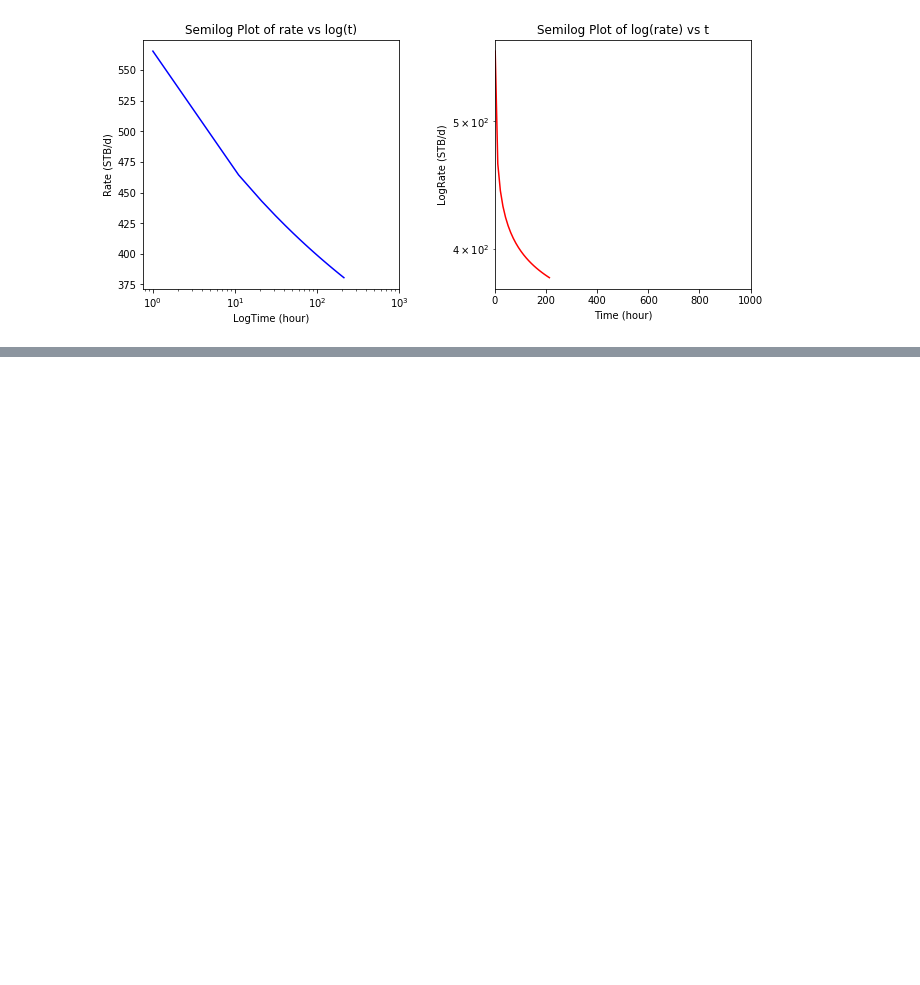
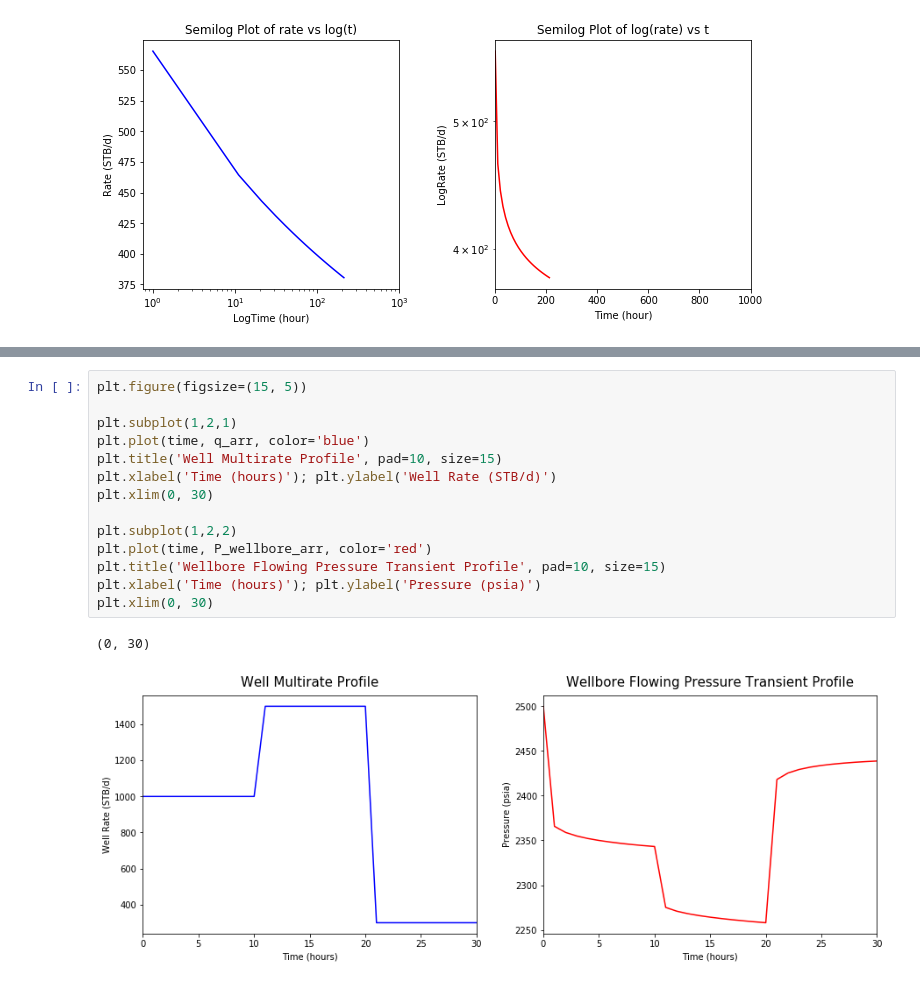
Before and after one commit to yohanesnuwara/reservoir-engineering, a Jupyter notebook: Unit 6 Single-Phase-Fluid Flow in Porous Media/notebook/6_examples_part2.ipynb, the cells around one changed output, grey strips where cells are left out. Cells and saved outputs as stored; diff of their text form; blank space fills up the shorter version.

```diff
--- a/Unit 6 Single-Phase-Fluid Flow in Porous Media/notebook/6_examples_part2.ipynb
+++ b/Unit 6 Single-Phase-Fluid Flow in Porous Media/notebook/6_examples_part2.ipynb
@@ -203,0 +453,17 @@ Invalid limit will be ignored.
+# %%
+plt.figure(figsize=(15, 5))
+
+plt.subplot(1,2,1)
+plt.plot(time, q_arr, color='blue')
+plt.title('Well Multirate Profile', pad=10, size=15)
+plt.xlabel('Time (hours)'); plt.ylabel('Well Rate (STB/d)')
+plt.xlim(0, 30)
+
+plt.subplot(1,2,2)
+plt.plot(time, P_wellbore_arr, color='red')
+plt.title('Wellbore Flowing Pressure Transient Profile', pad=10, size=15)
+plt.xlabel('Time (hours)'); plt.ylabel('Pressure (psia)')
+plt.xlim(0, 30)
+# %% [output]
+(0, 30)
+[figure, added]
```
Also changed, not shown: parts of 4 cells of this notebook.
